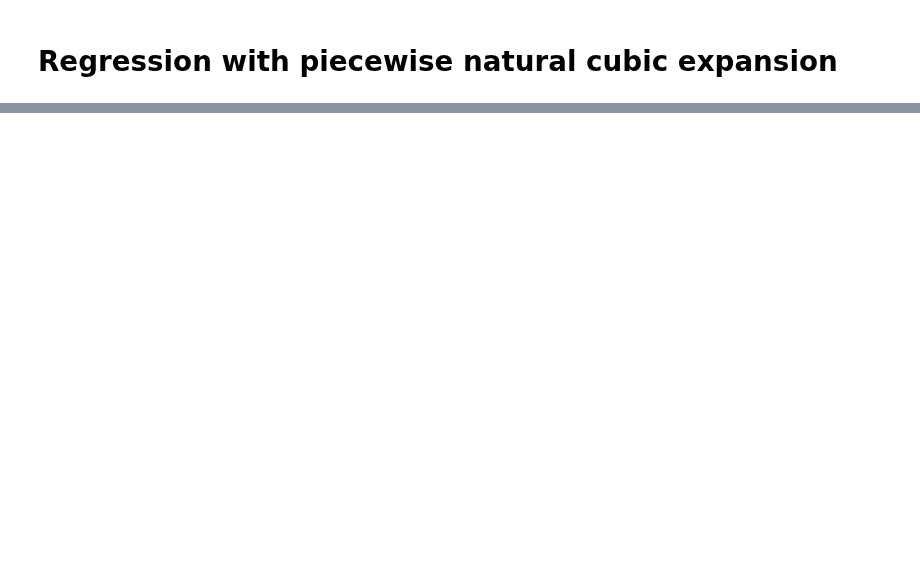
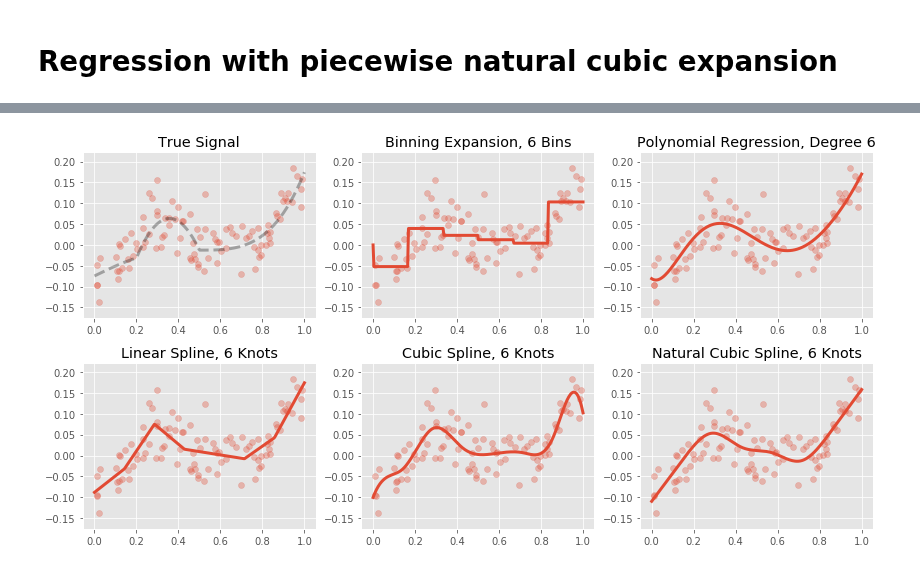
Before and after one commit to madrury/basis-expansions, a Jupyter notebook: basis-expansion-regressions.ipynb, the cells around one changed output, grey strips where cells are left out. Cells and saved outputs as stored; diff of their text form; code cells hidden in the pictures; blank space fills up the shorter version.

```diff
--- a/basis-expansion-regressions.ipynb
+++ b/basis-expansion-regressions.ipynb
@@ -158,0 +161,36 @@ fig.tight_layout()
+# %%
+regressions = [
+    {'model': make_binned_regression(8),
+         'title': "Binning Expansion, 6 Bins"},
+
+    {'model': make_polynomial_regression(6) ,
+         'title': "Polynomial Regression, Degree 6"},
+
+    {'model': make_pl_regression(6),
+          'title': "Linear Spline, 6 Knots"},
+
+    {'model': make_pw_cubic_regression(6) ,
+         'title': "Cubic Spline, 6 Knots"},
+
+    {'model': make_natural_cubic_regression(6),
+         'title': "Natural Cubic Spline, 6 Knots"}
+]
+
+for reg in regressions:
+    reg['model'].fit(x.reshape(-1, 1), y)
+# %%
+fig, axs = plt.subplots(2, 3, figsize=(12, 6))
+
+axs[0, 0].scatter(x, y, alpha=0.33)
+axs[0, 0].plot(t, signal(t), linewidth=3, linestyle="--",
+               color="black", alpha=0.3)
+axs[0, 0].set_title("True Signal")
+
+for i, ax in enumerate(axs.flatten()[1:]):
+    ax.scatter(x, y, alpha=0.33)
+    ax.plot(t, regressions[i]['model'].predict(t), linewidth=3)
+    ax.set_title(regressions[i]['title'])
+
+fig.tight_layout()
+# %% [output]
+[figure, added]
```
Also changed, not shown: parts of 8 cells of this notebook.
